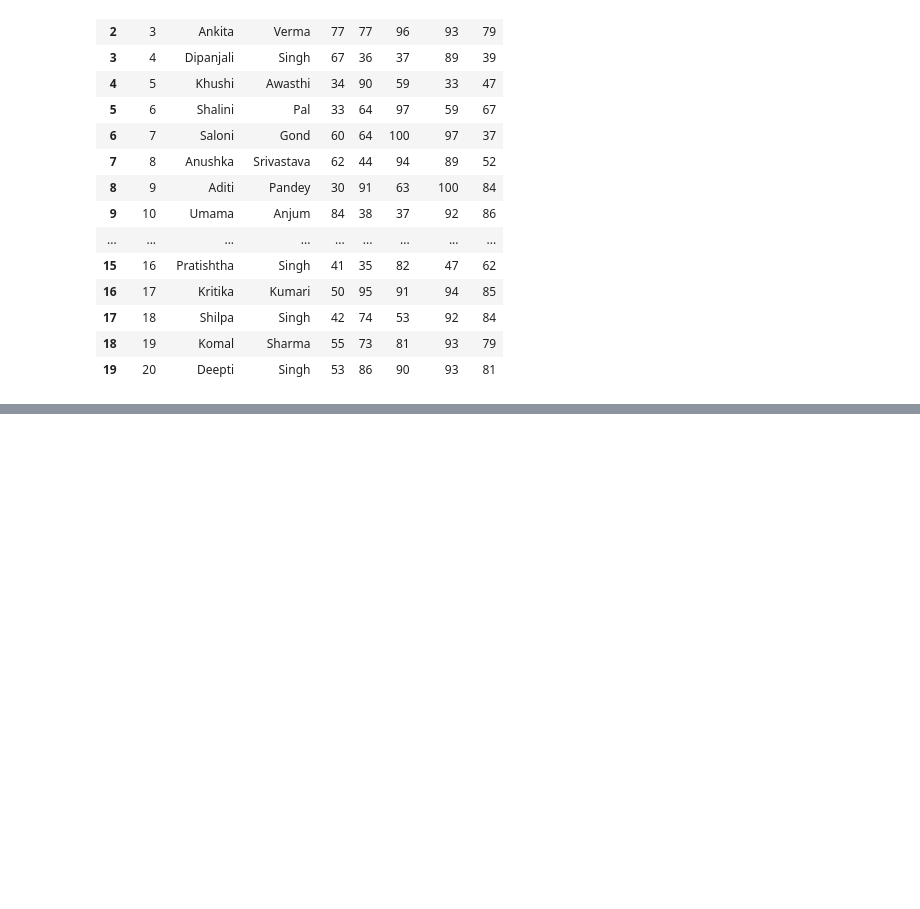
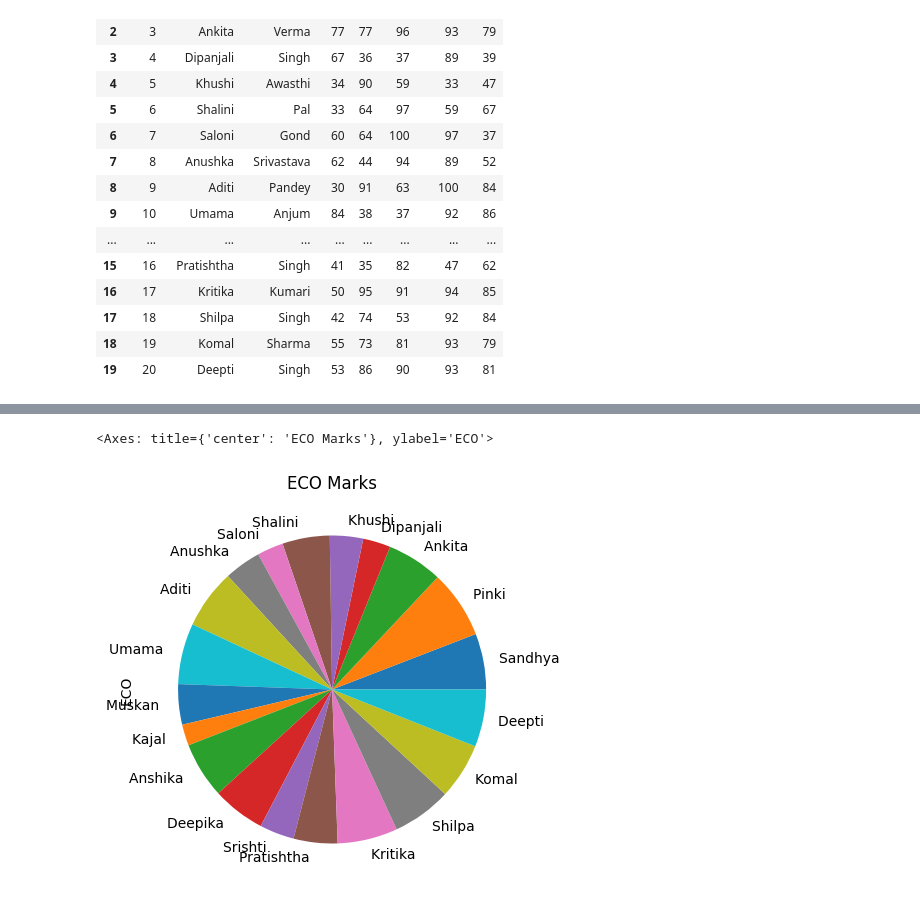
Before and after one commit to Kritikakumari0212/Digipodium, a Jupyter notebook: Analysis1.ipynb, the cells around one changed output, grey strips where cells are left out. Cells and saved outputs as stored; diff of their text form; code cells hidden in the pictures; blank space fills up the shorter version.

```diff
--- a/Analysis1.ipynb
+++ b/Analysis1.ipynb
@@ -32,0 +33,5 @@ marks['ECO'].plot(kind='bar',figsize=(10,5),title='ECO Marks')
+# %%
+marks['ECO'].plot(kind='pie',figsize=(10,5),title='ECO Marks')
+# %% [output]
+<Axes: title={'center': 'ECO Marks'}, ylabel='ECO'>
+[figure, added]
```
Also changed, not shown: parts of 3 cells of this notebook.
